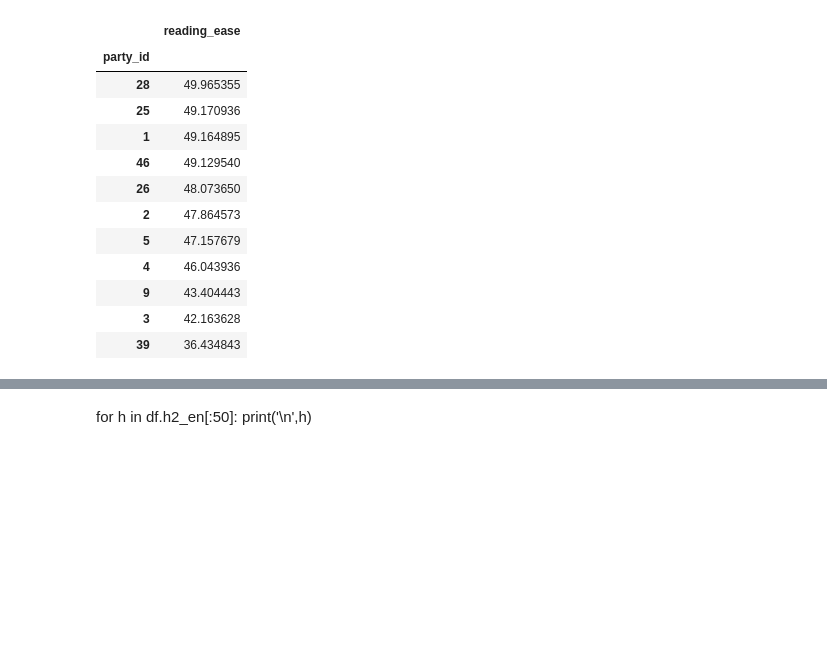
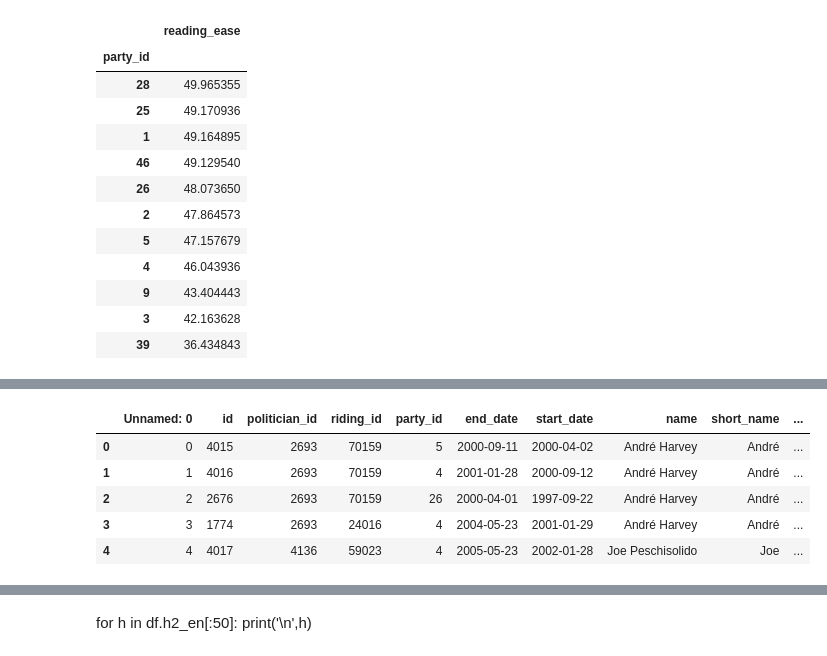
Before and after one commit to illtemperedklavier/openparliament-NLP, a Jupyter notebook: word_stats/textstat graphs.ipynb, the cells around one changed output, grey strips where cells are left out. Saved outputs shown, nothing was run; the diff lists cells and outputs as text; code cells hidden in the pictures; blank space fills up the shorter version.

```diff
--- a/word_stats/textstat graphs.ipynb
+++ b/word_stats/textstat graphs.ipynb
@@ -205,3 +224,12 @@ FileNotFoundError: [Errno 2] No such file or directory: 'D:\\data\\openparliamen
+# %%
+df_electedmember.head()
+# %% [output]
+|  | Unnamed: 0 | id | politician_id | riding_id | party_id | end_date | start_date | name | short_name | ... |
+| 0 | 0 | 4015 | 2693 | 70159 | 5 | 2000-09-11 | 2000-04-02 | André Harvey | André | ... |
+| 1 | 1 | 4016 | 2693 | 70159 | 4 | 2001-01-28 | 2000-09-12 | André Harvey | André | ... |
+| 2 | 2 | 2676 | 2693 | 70159 | 26 | 2000-04-01 | 1997-09-22 | André Harvey | André | ... |
+| 3 | 3 | 1774 | 2693 | 24016 | 4 | 2004-05-23 | 2001-01-29 | André Harvey | André | ... |
+| 4 | 4 | 4017 | 4136 | 59023 | 4 | 2005-05-23 | 2002-01-28 | Joe Peschisolido | Joe | ... |
 # %%
 reading_ease_politician = reading_ease_politician.merge(df_electedmember, how='inner', left_on='politician_id', right_on='politician_id')
 # %%
```
Also changed, not shown: parts of 22 cells of this notebook, 2 other files.
